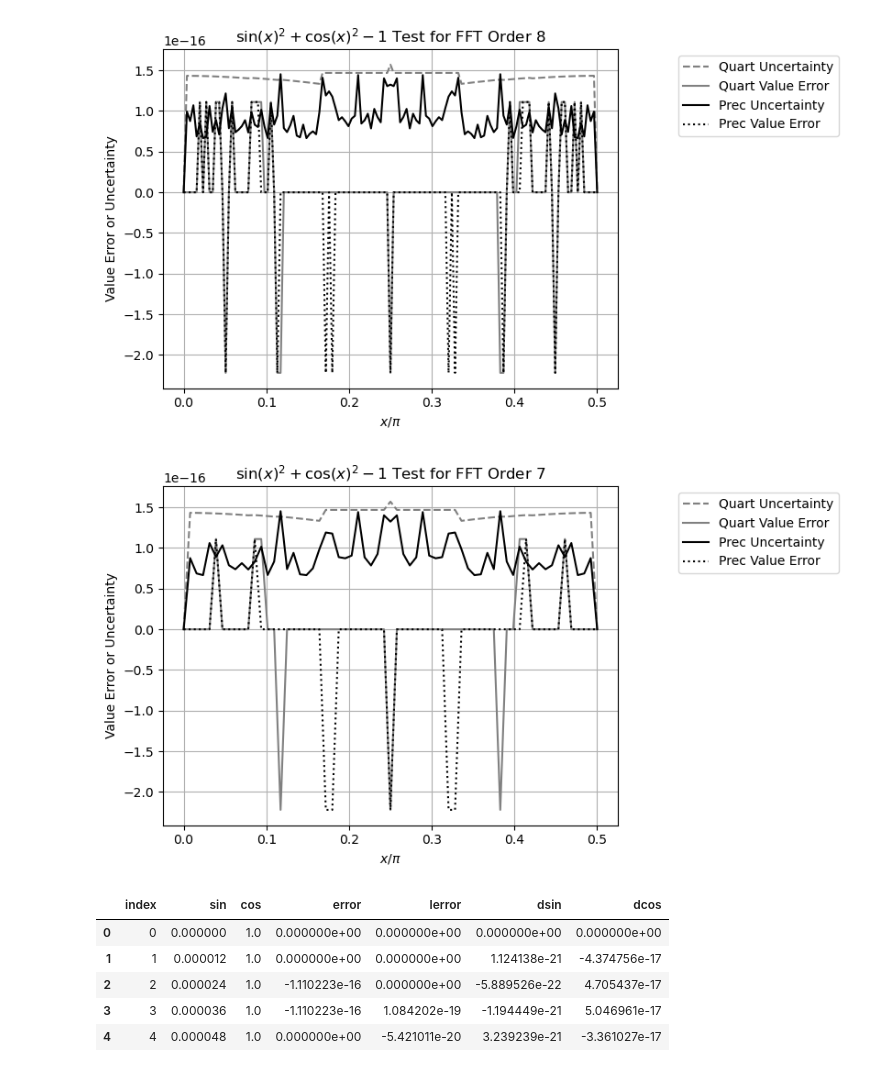
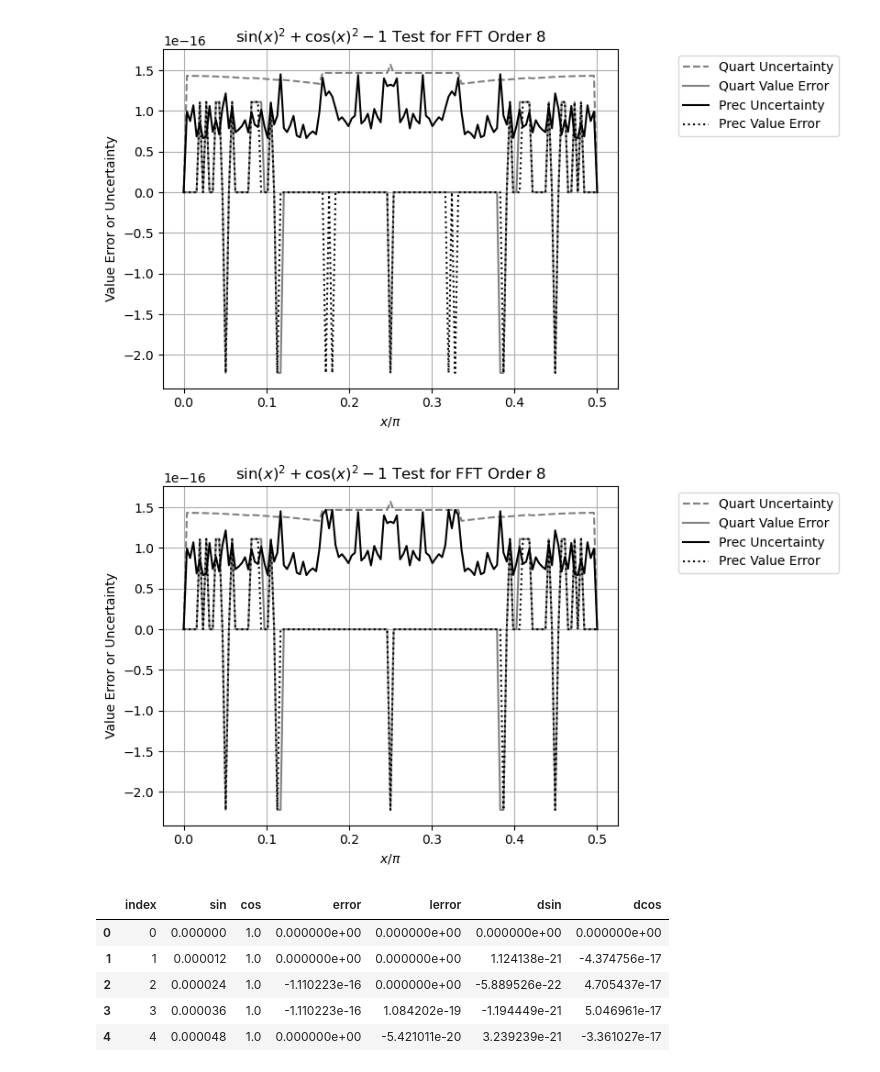
Before and after one commit to Chengpu0707/VarianceArithmetic, a Jupyter notebook: IPyNb/SinDiff.ipynb, the cells around one changed output. Cells and saved outputs as stored; diff of their text form; code cells hidden in the pictures.

```diff
--- a/IPyNb/SinDiff.ipynb
+++ b/IPyNb/SinDiff.ipynb
@@ -266,3 +266,6 @@ dfP.head()
 | 2 | 4 | 8 | SinError_Prec | 0.1250 | -0.000000e+00 | 7.405704e-17 | -0.000000 |
 | 3 | 4 | 8 | SinError_Prec | 0.1875 | -0.000000e+00 | 8.877604e-17 | -0.000000 |
 | 4 | 4 | 8 | SinError_Prec | 0.2500 | -2.220446e-16 | 1.324733e-16 | -1.676146 |
+# %%
+dfA = pd.read_csv("../Python/Output/Profile_SinError_PrecAdj_4_11_8.txt", sep='\t')
+dfA.head()
@@ -269,5 +279,5 @@ dfP.head()
 # %%
-def CompareError(order, xRange = 0.5):
+def CompareError(order, xRange = 0.5, dfP=dfP):
     ax = dfQ[(dfQ['X']<=xRange) & (dfQ['Order']==order)].plot(x='X', y='Uncertainty', ls='--', c='gray',
                                                               label='Quart Uncertainty')
     dfQ[(dfQ['X']<=xRange) & (dfQ['Order']==order)].plot(ax=ax, x='X', y='Value Error', ls='-', c='gray',
@@ -283,10 +293,10 @@ def CompareError(order, xRange = 0.5):
 CompareError(8)
 # %% [output]
 [figure]
-# %%
-CompareError(7)
-# %% [output]
-[figure, removed]
+# %%
+CompareError(8, dfP=dfA)
+# %% [output]
+[figure, added]
 # %%
 dfP = pd.read_csv("../Cpp/Output/IndexSin_Prec_Error.txt", sep='\t')
 dfP.head()
```
Also changed, not shown: parts of 1 cell of this notebook, 8 other files.
